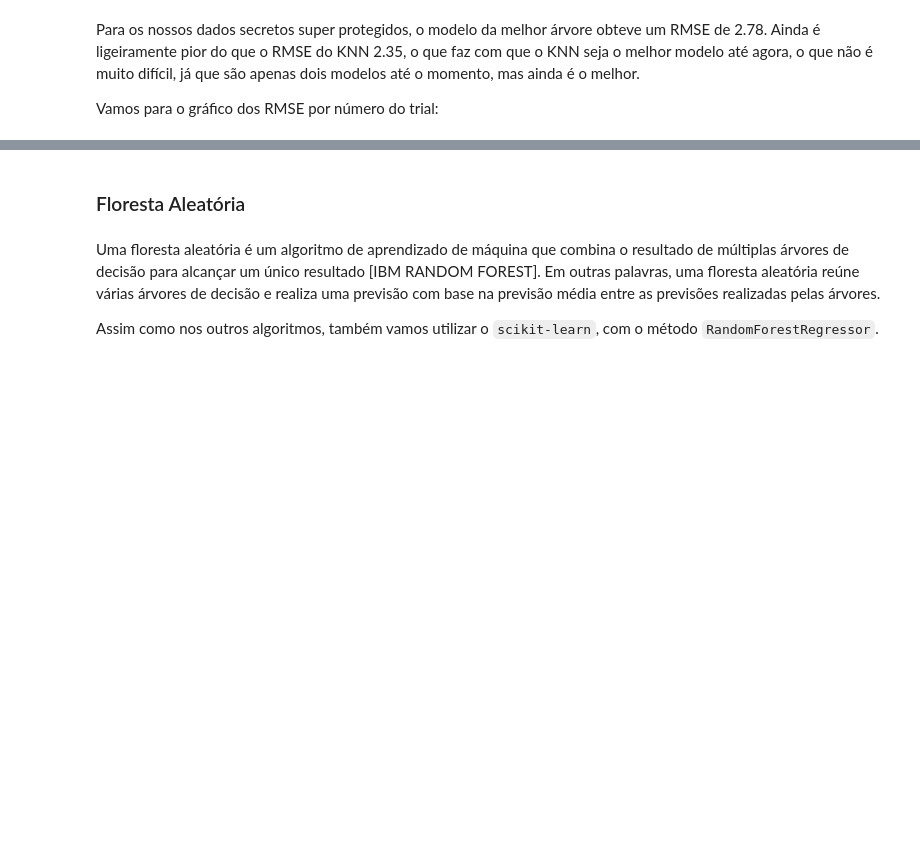
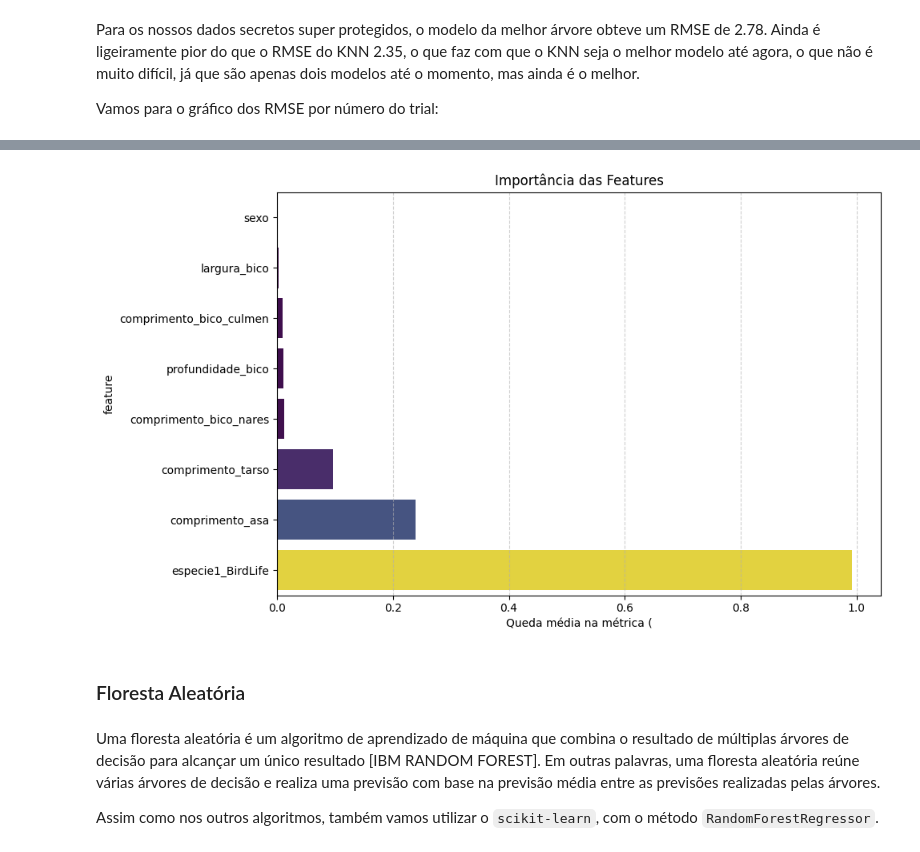
Before and after one commit to helocano/tiamat, a Jupyter notebook: MainTiamat_HeloisaCano.ipynb, the cells around one changed output, grey strips where cells are left out. Saved outputs shown, nothing was run; the diff lists cells and outputs as text; code cells hidden in the pictures; blank space fills up the shorter version.

```diff
--- a/MainTiamat_HeloisaCano.ipynb
+++ b/MainTiamat_HeloisaCano.ipynb
@@ -1824,0 +1890,12 @@ plt.show()
+# %%
+result = permutation_importance(
+    modelo_arvore, X_teste, y_teste, n_repeats=10, random_state=semente_aleatoria
+)
+
+importancias = pd.DataFrame({
+    'feature': ATRIBUTOS,
+    'importance_mean': result.importances_mean,
+    'importance_std': result.importances_std
+}).sort_values('importance_mean', ascending=False)
+
+importancias
@@ -1825,3 +1912,25 @@ plt.show()
+# %%
+from sklearn.inspection import permutation_importance
+
+df_plot = importancias.sort_values('importance_mean', ascending=True)
+
+plt.figure(figsize=(10, 6))
+sns.barplot(
+    data=df_plot,
+    x='importance_mean',
+    y='feature',
+    hue='importance_mean',
+    palette='viridis',
+    legend=False,
+)
+
+plt.xlabel('Queda média na métrica (')
+plt.title('Importância das Features')
+plt.grid(axis='x', linestyle='--', alpha=0.6)
+plt.tight_layout()
+plt.show()
+# %% [output]
+[figure, added]
 # %% [markdown]
 ### Floresta Aleatória
 # %% [markdown]
```
Also changed, not shown: parts of 61 cells of this notebook, 1 other file.
